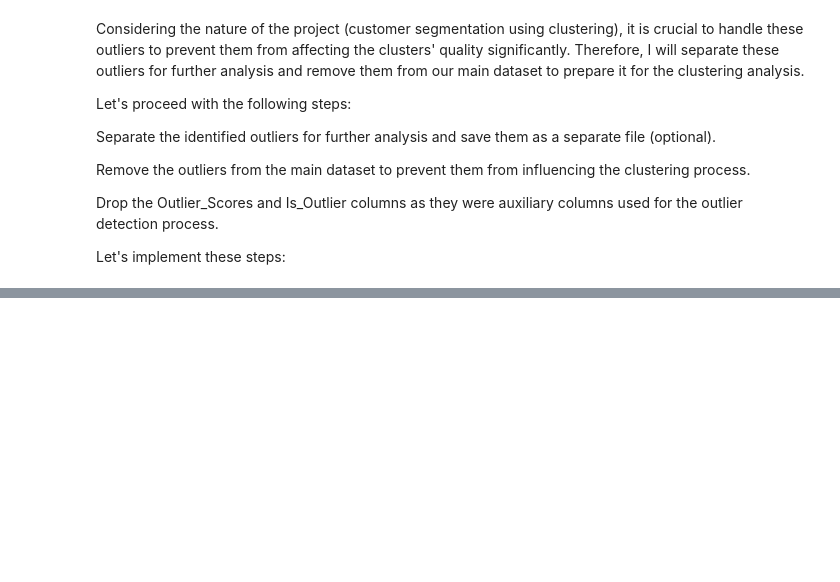
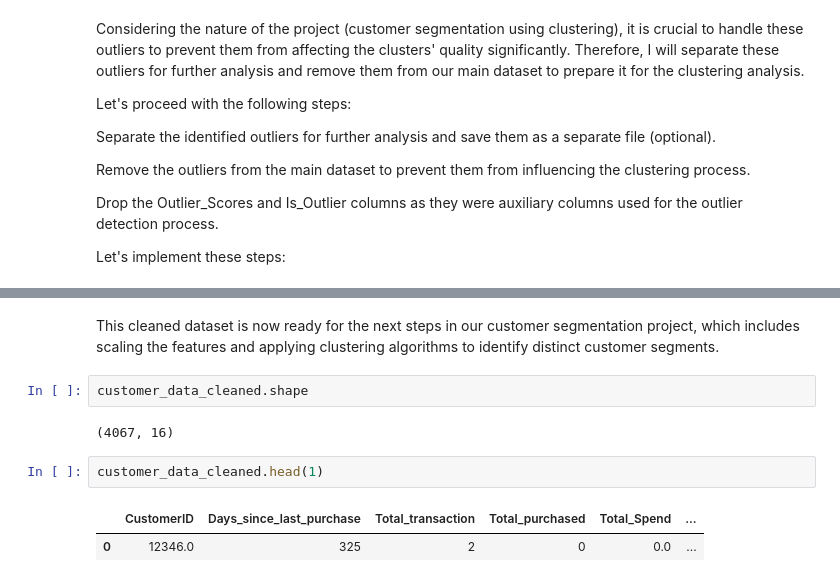
Before and after one commit to Suryasadasivam/Customer-Segmentation-, a Jupyter notebook: customer_segmentation.ipynb, the cells around one changed output, grey strips where cells are left out. Drawn from its saved outputs; the diff is of its cells as text; blank space fills up the shorter version.

```diff
--- a/customer_segmentation.ipynb
+++ b/customer_segmentation.ipynb
@@ -1124,0 +1137,11 @@ Let's implement these steps:
+# %% [markdown]
+This cleaned dataset is now ready for the next steps in our customer segmentation project, which includes scaling the features and applying clustering algorithms to identify distinct customer segments.
+# %%
+customer_data_cleaned.shape
+# %% [output]
+(4067, 16)
+# %%
+customer_data_cleaned.head(1)
+# %% [output]
+|  | CustomerID | Days_since_last_purchase | Total_transaction | Total_purchased | Total_Spend | ... |
+| 0 | 12346.0 | 325 | 2 | 0 | 0.0 | ... |
```
Also changed, not shown: parts of 13 cells of this notebook.
